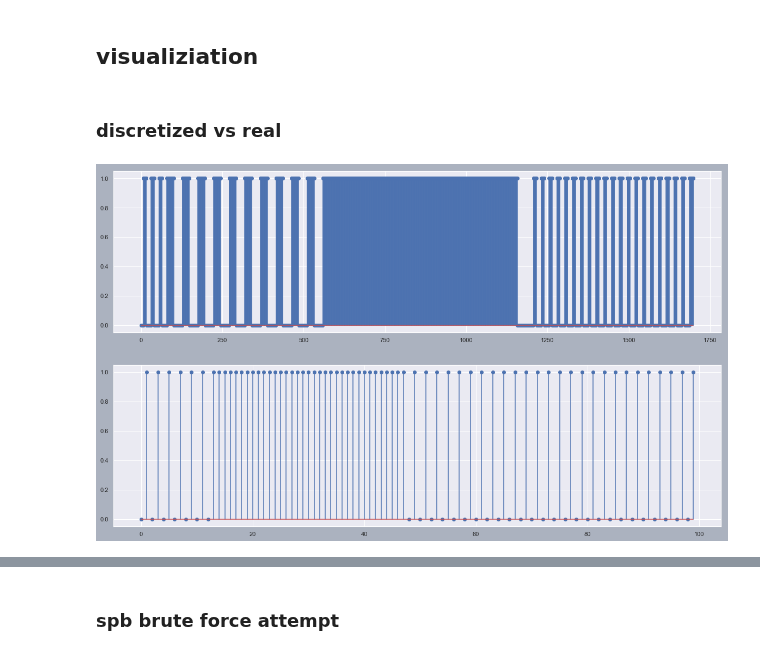
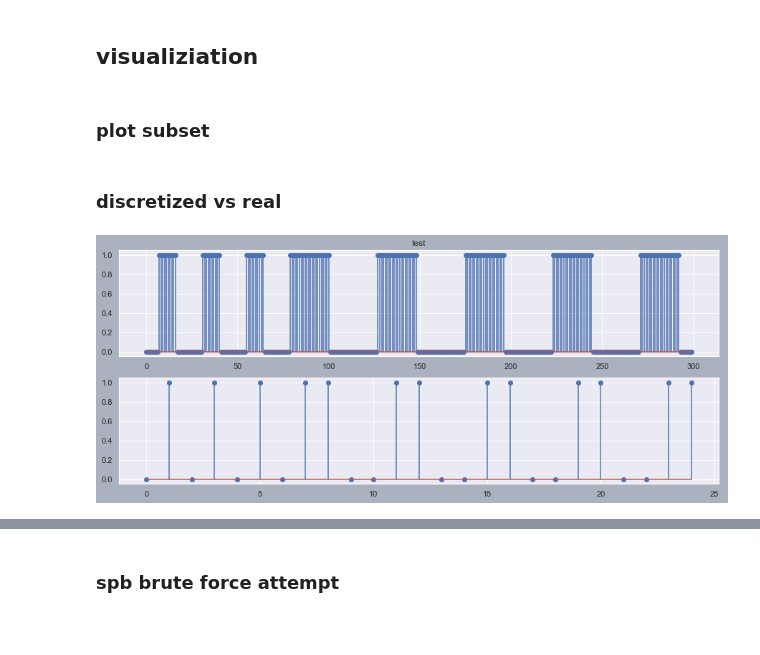
Before and after one commit to tjbergst/data-parsing, a Jupyter notebook: code-parser-translation.ipynb, the cells around one changed output, grey strips where cells are left out. Cells and saved outputs as stored; diff of their text form; code cells hidden in the pictures; blank space fills up the shorter version.

```diff
--- a/code-parser-translation.ipynb
+++ b/code-parser-translation.ipynb
@@ -184,7 +187,7 @@ class DataParserLVM:
         self.raw_data[np.where(self.raw_data < th)] = 0
 
         # set dtype and store
-        self.data = self.raw_data.astype('int')
+        self.data = self.raw_data.astype('int')[7:]
 
         # validate
         try:
@@ -213,6 +216,15 @@ class DataParserLVM:
             )[0]
         )[::2]
 
+    def get_correct_state_length_list(self, data):
+        '''
+        gets state lengths like above, but correctly..
+        '''
+
+        groups = groupby(data)
+
+        return [sum(1 for _ in group) for _, group in groups]
+
 
     def discretize_signal(self, spb):
         start_time = time.time()
@@ -227,7 +239,8 @@ class DataParserLVM:
         print(f'\tstarting bit: {start_bit}, alt bit: {alt_bit}')
 
         # get state lengths
-        state_lengths = self.get_state_length_list(self.data)
+        #state_lengths = self.get_state_length_list(self.data)
+        state_lengths = self.get_correct_state_length_list(self.data)
 
         for i, state in enumerate(state_lengths):
             discretized_state = int(np.round(state / self.spb))
@@ -461,3 +537,5 @@ import matplotlib.pyplot as plt
 %matplotlib inline
 import seaborn as sns
 sns.set(style='darkgrid',rc={'figure.facecolor':'#abb2bf'})
+# %% [markdown]
+### plot subset
@@ -464,14 +547,16 @@ sns.set(style='darkgrid',rc={'figure.facecolor':'#abb2bf'})
 # %% [markdown]
 ### discretized vs real
 # %%
-def compare_plots(start, stop):
-    fig, ((ax1, ax2)) = plt.subplots(2, 1, sharex=False, sharey=True, figsize=(20,12))
+def compare_plots(start, stop, title):
+    fig, ((ax1, ax2)) = plt.subplots(2, 1, sharex=False, sharey=True, figsize=(15,6))
 
-    ax1.stem(DP.raw_data[start*DP.spb:stop*DP.spb])
+    ax1.stem(DP.data[start*DP.spb:stop*DP.spb])
     ax2.stem(DP.discretized_array[start:stop])
+
+    ax1.set_title(title)
 # %%
-compare_plots(0, 100)
+compare_plots(0, 25)
 # %% [output]
-[figure, old version]
+[figure, new version]
 # %%
 compare_plots(150, 200)
```
Also changed, not shown: parts of 36 cells of this notebook.
